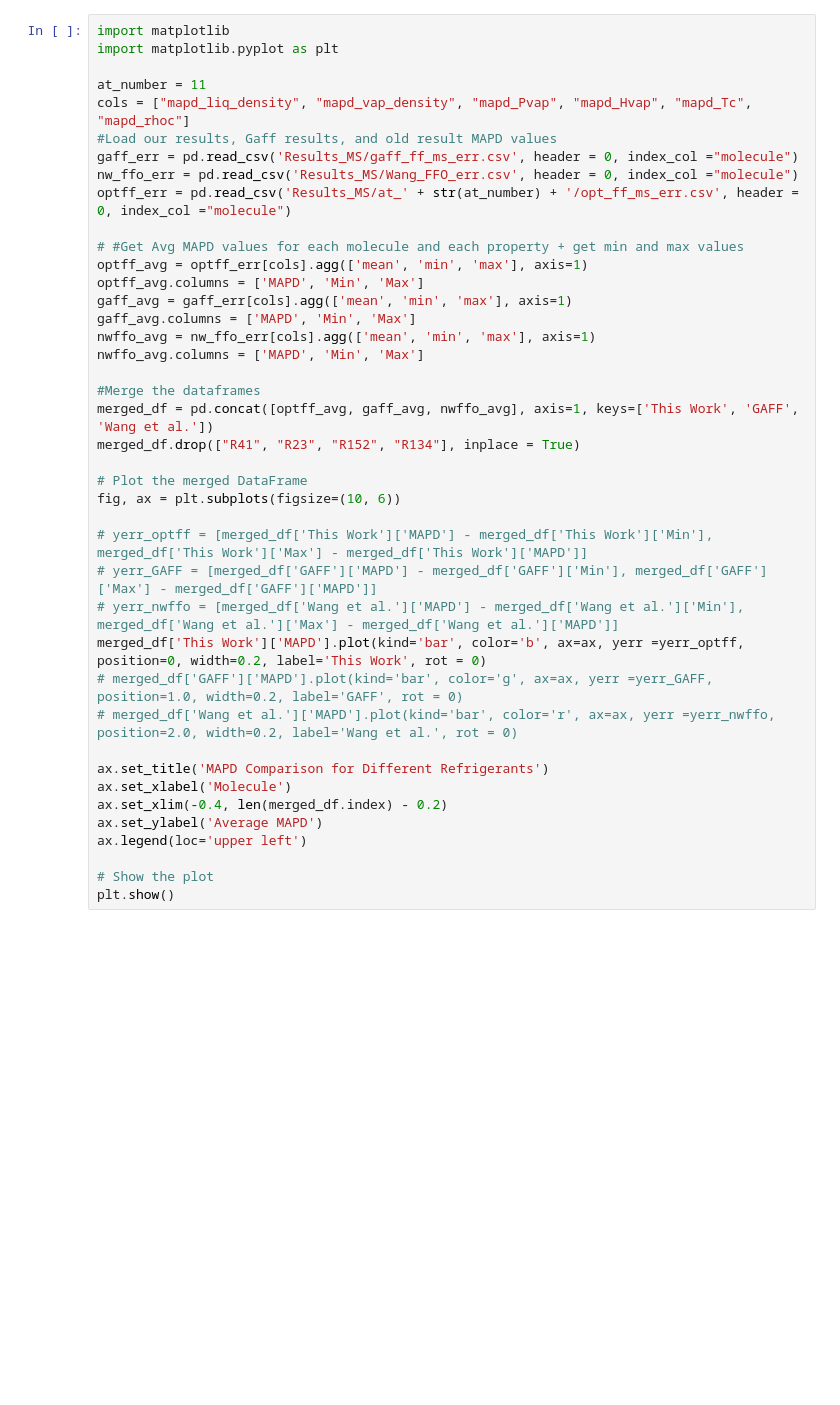
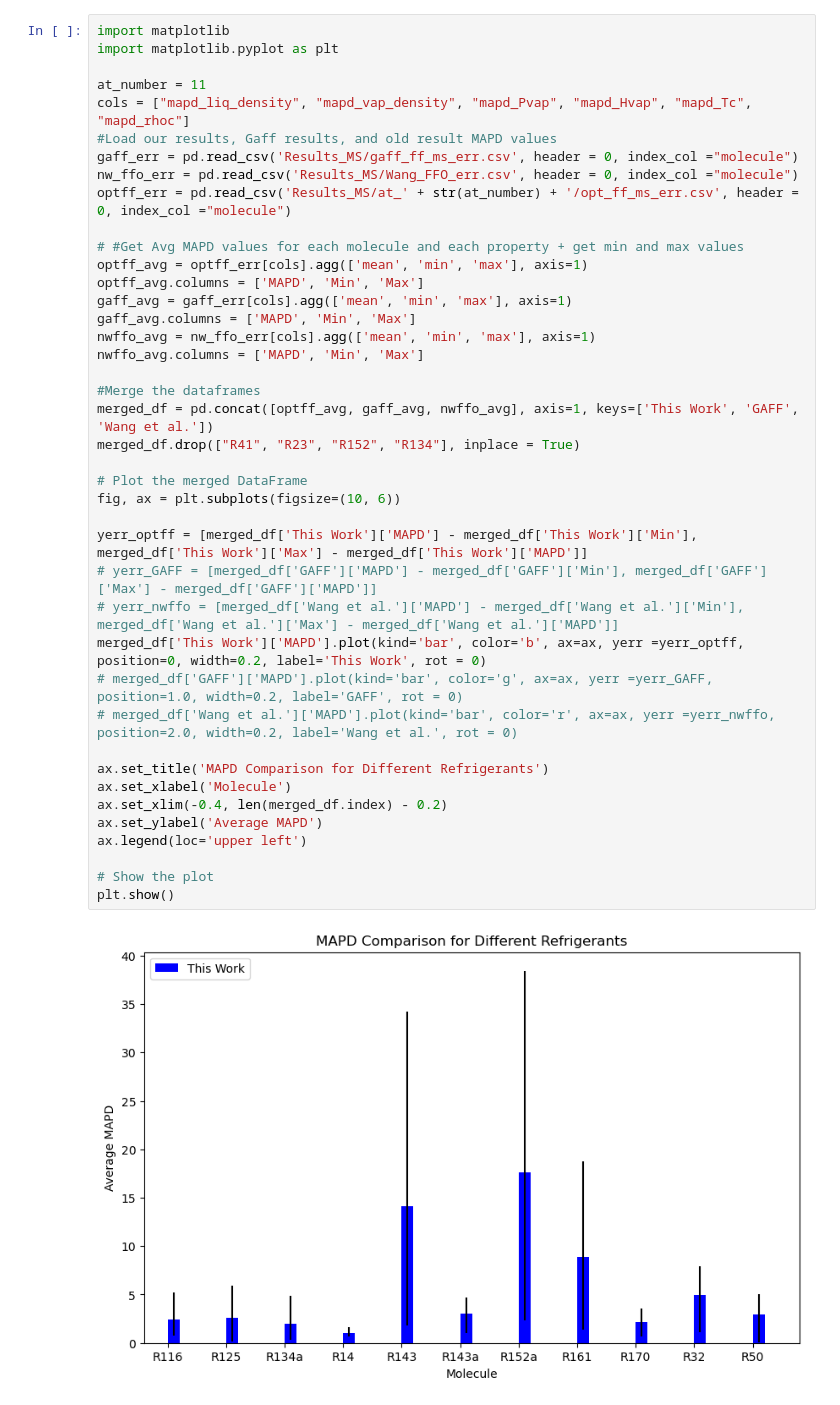
Before and after one commit to MaginnGroup/genFF_public, a Jupyter notebook: integrate_gp.ipynb, the cells around one changed output. Saved outputs shown, nothing was run; the diff lists cells and outputs as text; blank space fills up the shorter version.

```diff
--- a/integrate_gp.ipynb
+++ b/integrate_gp.ipynb
@@ -205,34 +133,36 @@ optff_err = pd.read_csv('Results_MS/at_' + str(at_number) + '/opt_ff_ms_err.csv'
 
 # #Get Avg MAPD values for each molecule and each property + get min and max values
 optff_avg = optff_err[cols].agg(['mean', 'min', 'max'], axis=1)
 optff_avg.columns = ['MAPD', 'Min', 'Max']
 gaff_avg = gaff_err[cols].agg(['mean', 'min', 'max'], axis=1)
 gaff_avg.columns = ['MAPD', 'Min', 'Max']
 nwffo_avg = nw_ffo_err[cols].agg(['mean', 'min', 'max'], axis=1)
 nwffo_avg.columns = ['MAPD', 'Min', 'Max']
 
 #Merge the dataframes
 merged_df = pd.concat([optff_avg, gaff_avg, nwffo_avg], axis=1, keys=['This Work', 'GAFF', 'Wang et al.'])
 merged_df.drop(["R41", "R23", "R152", "R134"], inplace = True)
 
 # Plot the merged DataFrame
 fig, ax = plt.subplots(figsize=(10, 6))
 
-# yerr_optff = [merged_df['This Work']['MAPD'] - merged_df['This Work']['Min'], merged_df['This Work']['Max'] - merged_df['This Work']['MAPD']]
+yerr_optff = [merged_df['This Work']['MAPD'] - merged_df['This Work']['Min'], merged_df['This Work']['Max'] - merged_df['This Work']['MAPD']]
 # yerr_GAFF = [merged_df['GAFF']['MAPD'] - merged_df['GAFF']['Min'], merged_df['GAFF']['Max'] - merged_df['GAFF']['MAPD']]
 # yerr_nwffo = [merged_df['Wang et al.']['MAPD'] - merged_df['Wang et al.']['Min'], merged_df['Wang et al.']['Max'] - merged_df['Wang et al.']['MAPD']]
 merged_df['This Work']['MAPD'].plot(kind='bar', color='b', ax=ax, yerr =yerr_optff, position=0, width=0.2, label='This Work', rot = 0)
 # merged_df['GAFF']['MAPD'].plot(kind='bar', color='g', ax=ax, yerr =yerr_GAFF, position=1.0, width=0.2, label='GAFF', rot = 0)
 # merged_df['Wang et al.']['MAPD'].plot(kind='bar', color='r', ax=ax, yerr =yerr_nwffo, position=2.0, width=0.2, label='Wang et al.', rot = 0)
 
 ax.set_title('MAPD Comparison for Different Refrigerants')
 ax.set_xlabel('Molecule')
 ax.set_xlim(-0.4, len(merged_df.index) - 0.2)
 ax.set_ylabel('Average MAPD')
 ax.legend(loc='upper left')
 
 # Show the plot
 plt.show()
+# %% [output]
+[figure, added]
 # %%
 import matplotlib
 import matplotlib.pyplot as plt
```
Also changed, not shown: parts of 12 cells of this notebook, 2 other files.
